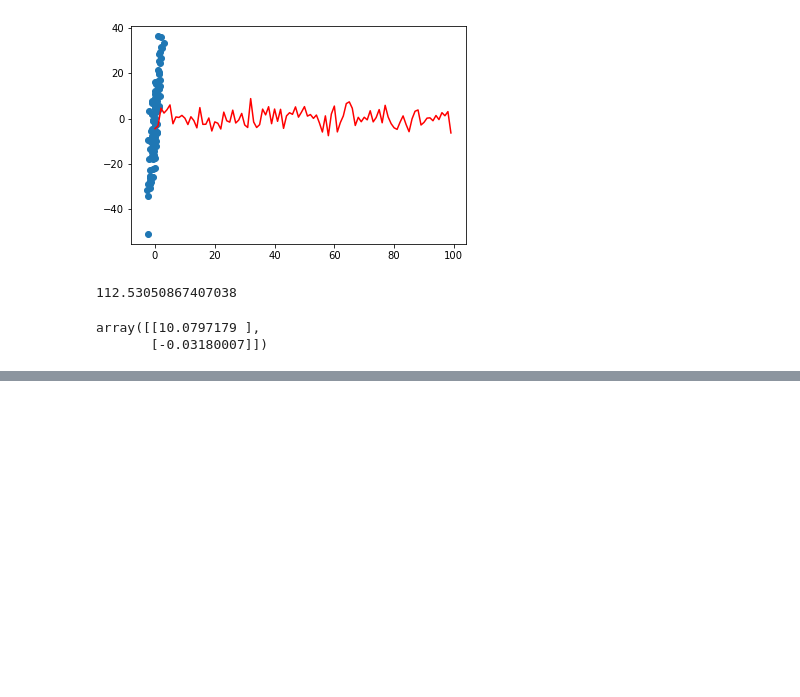
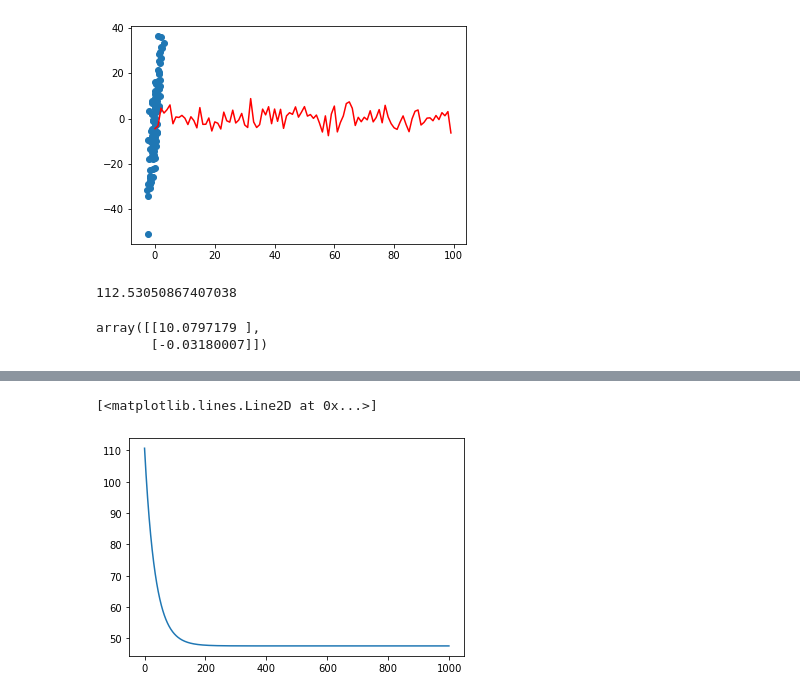
Before and after one commit to Sylvat160/Jupyter-fisrtStep, a Jupyter notebook: fonctions.ipynb, the cells around one changed output, grey strips where cells are left out. Cells and saved outputs as stored; diff of their text form; code cells hidden in the pictures; blank space fills up the shorter version.

```diff
--- a/fonctions.ipynb
+++ b/fonctions.ipynb
@@ -78,0 +88,5 @@ array([[10.0797179 ],
+# %%
+plt.plot(range(1000),cost_history)
+# %% [output]
+[<matplotlib.lines.Line2D at 0x...>]
+[figure, added]
```
Also changed, not shown: parts of 4 cells of this notebook.
